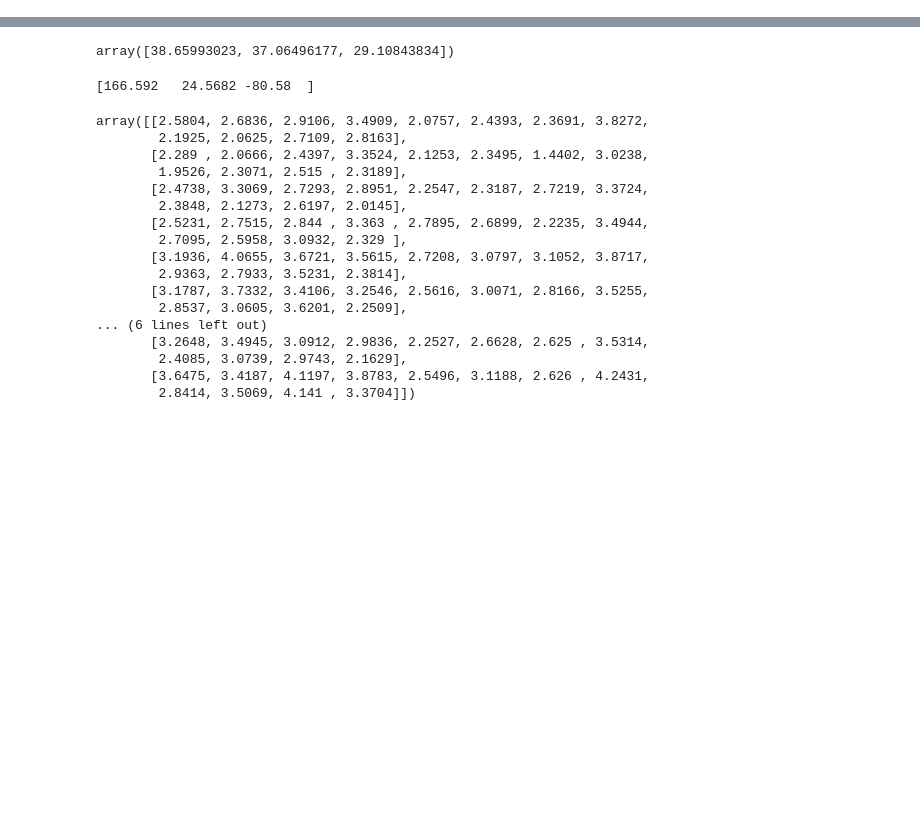
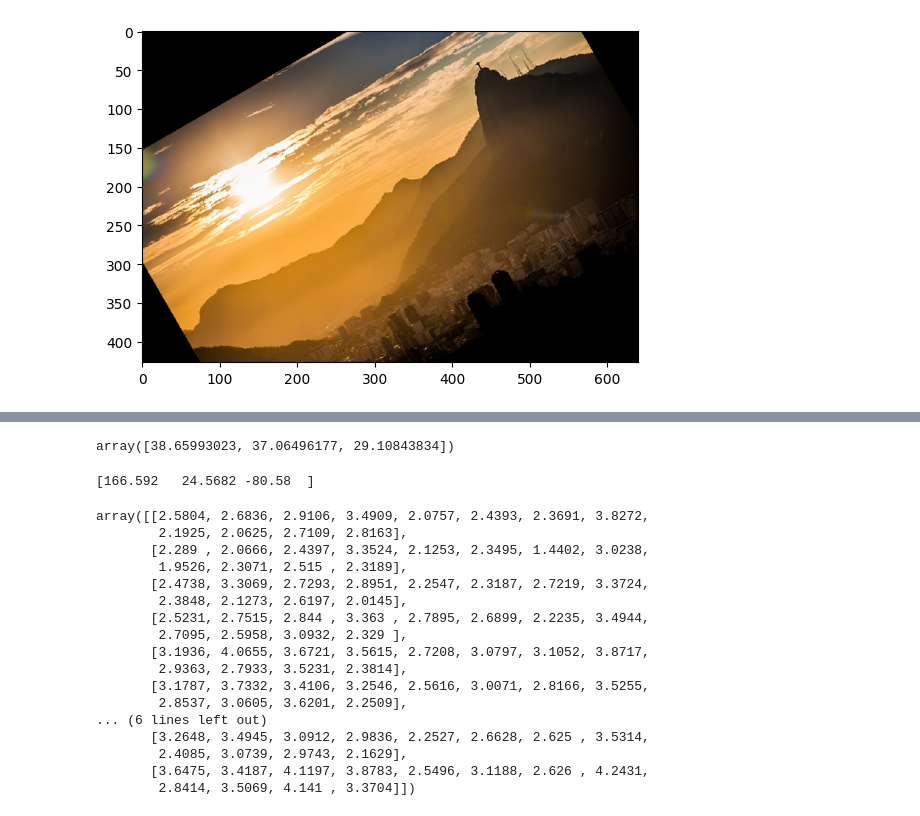
Before and after one commit to alemagno10/alglin-alunos, a Jupyter notebook: prairie/teste.ipynb, the cells around one changed output, grey strips where cells are left out. Drawn from its saved outputs; the diff is of its cells as text; code cells hidden in the pictures; blank space fills up the shorter version.

```diff
--- a/prairie/teste.ipynb
+++ b/prairie/teste.ipynb
@@ -2,0 +42,27 @@ import numpy as np
+# %%
+image = mpimg.imread("../img/rio_de_janeiro.jpg")
+image_ = np.zeros_like(image)
+
+Xd = criar_indices(0, 427, 0, 640)
+Xd = np.vstack((Xd, np.ones(Xd.shape[1])))
+
+theta = np.deg2rad(30)
+T = np.array([[1,0,-(427/2)], [0,1,-320], [0,0,1]])
+R = np.array([[np.cos(theta), -np.sin(theta), 0],[np.sin(theta), np.cos(theta), 0],[0,0,1]])
+T2 = np.array([[1,0,(427/2)], [0,1,320], [0,0,1]])
+Z = np.array([[1.5,0,0],[0,1.5,0],[0,0,1]])
+A = T2 @ R @ T
+X = np.linalg.inv(A) @ Xd
+Xd = Xd.astype(int)
+X = X.astype(int)
+
+filtro = (X[0,:] > 0) & (X[0,:] < image_.shape[0]) & (X[1,:] > 0) & (X[1,:] < image_.shape[1])
+Xd = Xd[:,filtro]
+X = X[:,filtro]
+
+image_[Xd[0,:], Xd[1,:], :] = image[X[0,:], X[1,:], :]
+plt.figure()
+plt.imshow(image_)
+plt.show()
+# %% [output]
+[figure, added]
```
Also changed, not shown: parts of 6 cells of this notebook, 2 other files.
